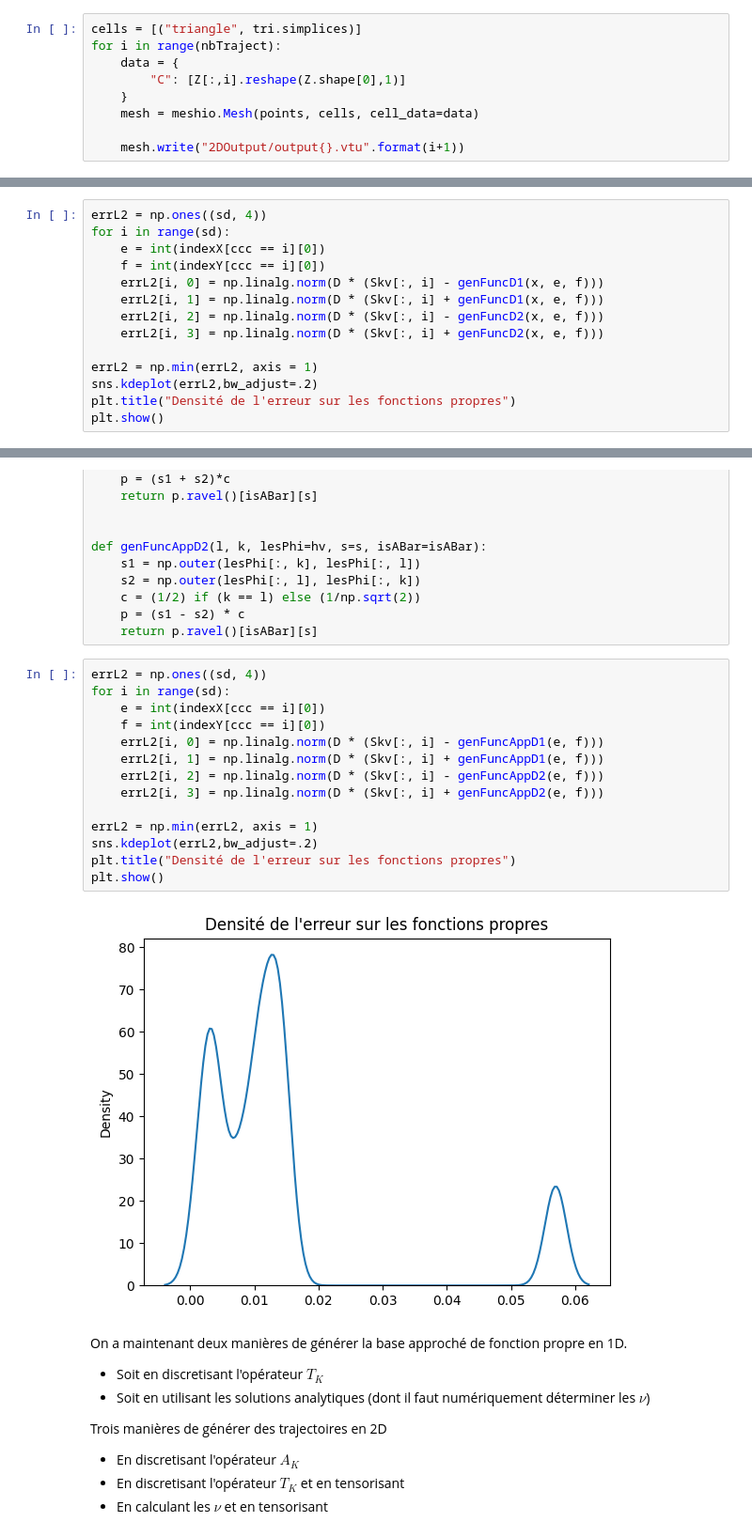
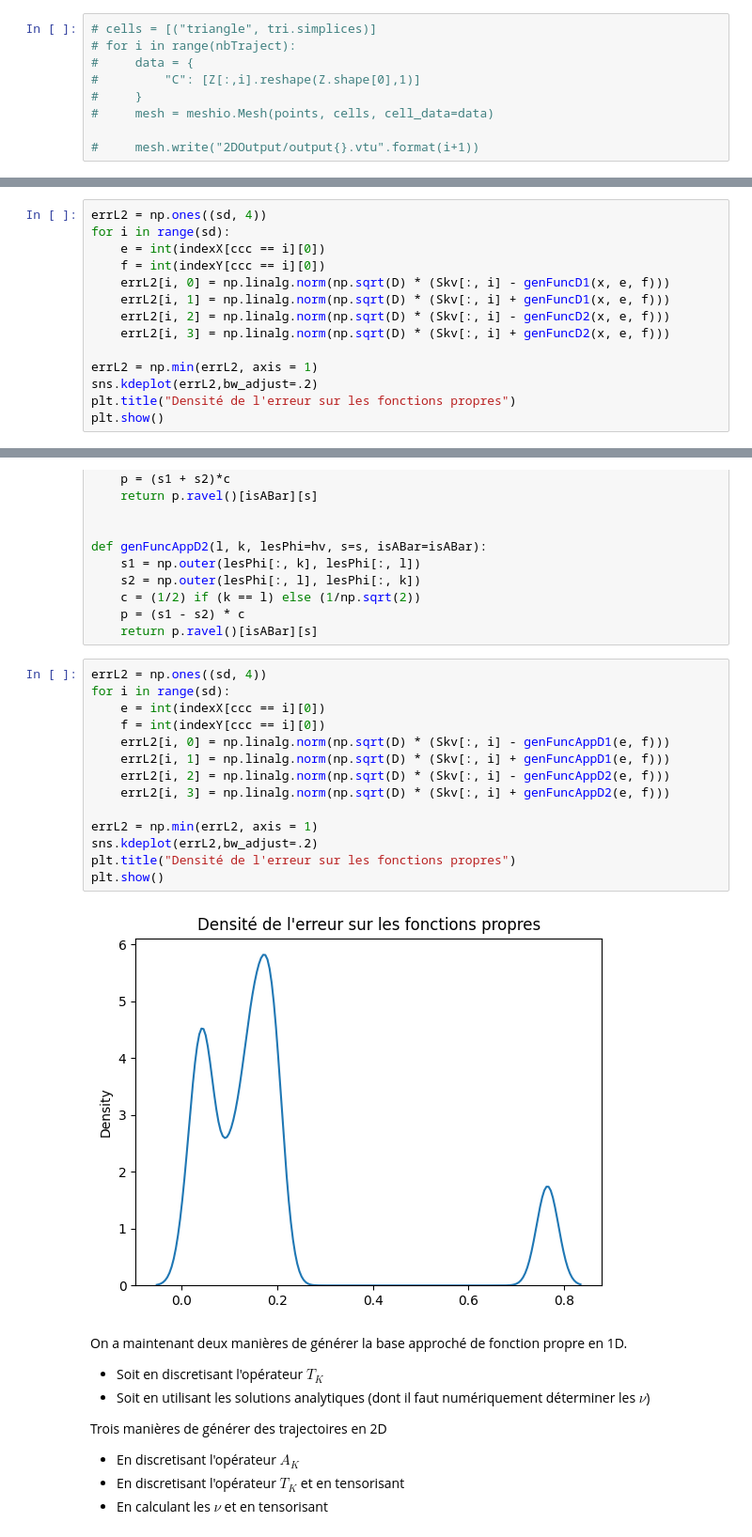
Before and after one commit to Davidson-Lova/StatsGauss, a Jupyter notebook: StatsDavidson.ipynb, the cells around one changed output, grey strips where cells are left out. Shown at 94% size. Cells and saved outputs as stored; diff of their text form.

```diff
--- a/StatsDavidson.ipynb
+++ b/StatsDavidson.ipynb
@@ -731,14 +732,14 @@ lnXin = np.matmul(Xink, np.diag(np.sqrt(hwTronc)))
 
 Z = np.matmul(lnXin, Phin.transpose()).transpose()
 # %%
-cells = [("triangle", tri.simplices)]
-for i in range(nbTraject):
-    data = {
-        "C": [Z[:,i].reshape(Z.shape[0],1)]
-    }
-    mesh = meshio.Mesh(points, cells, cell_data=data)
+# cells = [("triangle", tri.simplices)]
+# for i in range(nbTraject):
+#     data = {
+#         "C": [Z[:,i].reshape(Z.shape[0],1)]
+#     }
+#     mesh = meshio.Mesh(points, cells, cell_data=data)
 
-    mesh.write("2DOutput/output{}.vtu".format(i+1))
+#     mesh.write("2DOutput/output{}.vtu".format(i+1))
 # %% [markdown]
 Ici on veut illustrer le fait qu'en chaque point, on a une variable aléatoire qui suit une loi normale centrée réduite.
 # %%
@@ -915,10 +921,10 @@ errL2 = np.ones((sd, 4))
 for i in range(sd):
     e = int(indexX[ccc == i][0])
     f = int(indexY[ccc == i][0])
-    errL2[i, 0] = np.linalg.norm(D * (Skv[:, i] - genFuncD1(x, e, f)))
-    errL2[i, 1] = np.linalg.norm(D * (Skv[:, i] + genFuncD1(x, e, f)))
-    errL2[i, 2] = np.linalg.norm(D * (Skv[:, i] - genFuncD2(x, e, f)))
-    errL2[i, 3] = np.linalg.norm(D * (Skv[:, i] + genFuncD2(x, e, f)))
+    errL2[i, 0] = np.linalg.norm(np.sqrt(D) * (Skv[:, i] - genFuncD1(x, e, f)))
+    errL2[i, 1] = np.linalg.norm(np.sqrt(D) * (Skv[:, i] + genFuncD1(x, e, f)))
+    errL2[i, 2] = np.linalg.norm(np.sqrt(D) * (Skv[:, i] - genFuncD2(x, e, f)))
+    errL2[i, 3] = np.linalg.norm(np.sqrt(D) * (Skv[:, i] + genFuncD2(x, e, f)))
 
 errL2 = np.min(errL2, axis = 1)
 sns.kdeplot(errL2,bw_adjust=.2)
@@ -990,19 +996,19 @@ def genFuncAppD2(l, k, lesPhi=hv, s=s, isABar=isABar):
 # %%
 errL2 = np.ones((sd, 4))
 for i in range(sd):
     e = int(indexX[ccc == i][0])
     f = int(indexY[ccc == i][0])
-    errL2[i, 0] = np.linalg.norm(D * (Skv[:, i] - genFuncAppD1(e, f)))
-    errL2[i, 1] = np.linalg.norm(D * (Skv[:, i] + genFuncAppD1(e, f)))
-    errL2[i, 2] = np.linalg.norm(D * (Skv[:, i] - genFuncAppD2(e, f)))
-    errL2[i, 3] = np.linalg.norm(D * (Skv[:, i] + genFuncAppD2(e, f)))
+    errL2[i, 0] = np.linalg.norm(np.sqrt(D) * (Skv[:, i] - genFuncAppD1(e, f)))
+    errL2[i, 1] = np.linalg.norm(np.sqrt(D) * (Skv[:, i] + genFuncAppD1(e, f)))
+    errL2[i, 2] = np.linalg.norm(np.sqrt(D) * (Skv[:, i] - genFuncAppD2(e, f)))
+    errL2[i, 3] = np.linalg.norm(np.sqrt(D) * (Skv[:, i] + genFuncAppD2(e, f)))
 
 errL2 = np.min(errL2, axis = 1)
 sns.kdeplot(errL2,bw_adjust=.2)
 plt.title("Densité de l'erreur sur les fonctions propres")
 plt.show()
 # %% [output]
-[figure, old version]
+[figure, new version]
 # %% [markdown]
 On a maintenant deux manières de générer la base approché de fonction propre en 1D.
 + Soit en discretisant l'opérateur $T_K$
```
Also changed, not shown: parts of 24 cells of this notebook, 3 other files.
